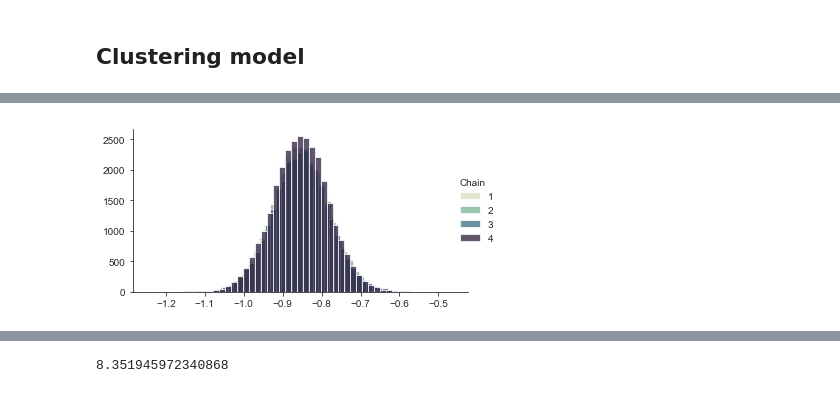
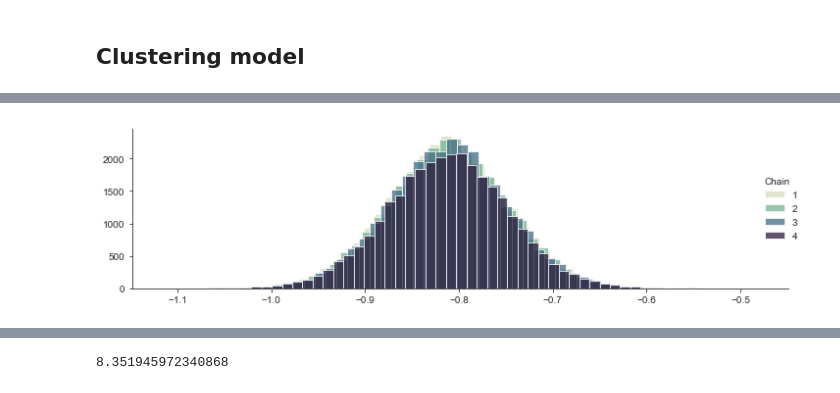
Before and after one commit to cbg-ethz/shm, a Jupyter notebook: analysis/04a-structured_hierarchical_linear_models.ipynb, the cells around one changed output, grey strips where cells are left out. Drawn from its saved outputs; the diff is of its cells as text; code cells hidden in the pictures.

```diff
--- a/analysis/04a-structured_hierarchical_linear_models.ipynb
+++ b/analysis/04a-structured_hierarchical_linear_models.ipynb
@@ -200,7 +215,7 @@ sp.plot_hist(trace, "gamma", 0, "");
 # %%
-sp.plot_hist(trace, "gamma", 15, "");
+sp.plot_hist(trace, "gamma", 14, "");
 # %% [output]
-[figure, old version]
+[figure, new version]
 # %%
 sp.plot_steps(readout, ppc_trace, bins=30);
 # %% [output]
```
Also changed, not shown: parts of 28 cells of this notebook, 1 other file.
